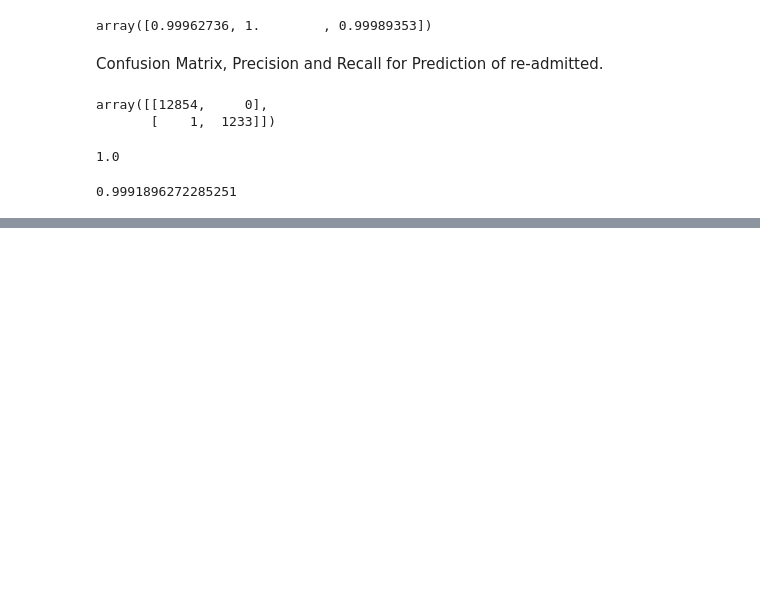
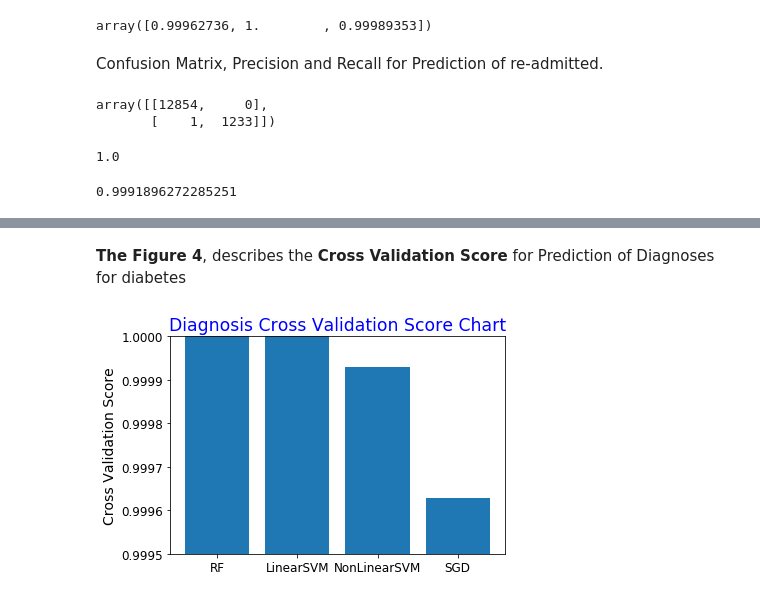
Before and after one commit to fsclsnow/AML, a Jupyter notebook: AML_Project5_Diabetes.ipynb, the cells around one changed output, grey strips where cells are left out. Saved outputs shown, nothing was run; the diff lists cells and outputs as text; code cells hidden in the pictures; blank space fills up the shorter version.

```diff
--- a/AML_Project5_Diabetes.ipynb
+++ b/AML_Project5_Diabetes.ipynb
@@ -1101,7 +1104,8 @@ recall_score(test_labels_read, read_pred)
 Let's try using k-cross validation.
 # %%
 from sklearn.model_selection import cross_val_score
-cross_val_score(rnd_clf, dia_tr, dia_labels_diag, cv=5, scoring="accuracy")
+RFCscore_d = cross_val_score(rnd_clf, dia_tr, dia_labels_diag, cv=5, scoring="accuracy")
+RFCscore_d
 # %% [output]
 array([1., 1., 1., 1., 1.])
 # %%
@@ -1133,7 +1139,8 @@ accuracy_score(test_labels_diag, svm_dia_pred)
 # %% [output]
 1.0
 # %%
-cross_val_score(svm_clf, dia_tr, dia_labels_diag, cv=5, scoring="accuracy")
+SVMCscore_d = cross_val_score(svm_clf, dia_tr, dia_labels_diag, cv=5, scoring="accuracy")
+SVMCscore_d
 # %% [output]
 array([1., 1., 1., 1., 1.])
 # %% [markdown]
@@ -1198,7 +1212,8 @@ accuracy_score(test_labels_diag, sgd_dia_pred)
 # %% [output]
 0.9999290176036343
 # %%
-cross_val_score(sgd_clf, dia_tr, dia_labels_diag, cv=5, scoring="accuracy")
+SGDCscore_d = cross_val_score(sgd_clf, dia_tr, dia_labels_diag, cv=5, scoring="accuracy")
+SGDCscore_d
 # %% [output]
 array([1.        , 1.        , 0.99813681, 1.        , 1.        ])
 # %%
@@ -1267,7 +1289,8 @@ accuracy_score(test_labels_diag, svm_poly_dia_pred)
 # %% [output]
 1.0
 # %%
-cross_val_score(polynomial_svm_clf, dia_tr, dia_labels_diag, cv=3, scoring="accuracy")
+PolyCscore_d = cross_val_score(polynomial_svm_clf, dia_tr, dia_labels_diag, cv=3, scoring="accuracy")
+PolyCscore_d
 # %% [output]
 array([0.99994677, 0.99989353, 0.99994676])
 # %% [markdown]
@@ -1326,0 +1392,12 @@ recall_score(test_labels_read, svm_poly_read_pred)
+# %% [markdown]
+**The Figure 4**, describes the **Cross Validation Score** for Prediction of Diagnoses for diabetes
+# %%
+names = ['RF', 'LinearSVM', 'NonLinearSVM',"SGD"]
+values = [RFCscore_d.mean(), SVMCscore_d.mean(), PolyCscore_d.mean(), SGDCscore_d.mean()]
+plt.bar(names, values)
+plt.ylabel("Cross Validation Score")
+plt.ylim(0.9995,1)
+plt.title("Diagnosis Cross Validation Score Chart", color = "blue", fontsize = "xx-large")
+plt.show()
+# %% [output]
+[figure, added]
```
Also changed, not shown: parts of 45 cells of this notebook.
